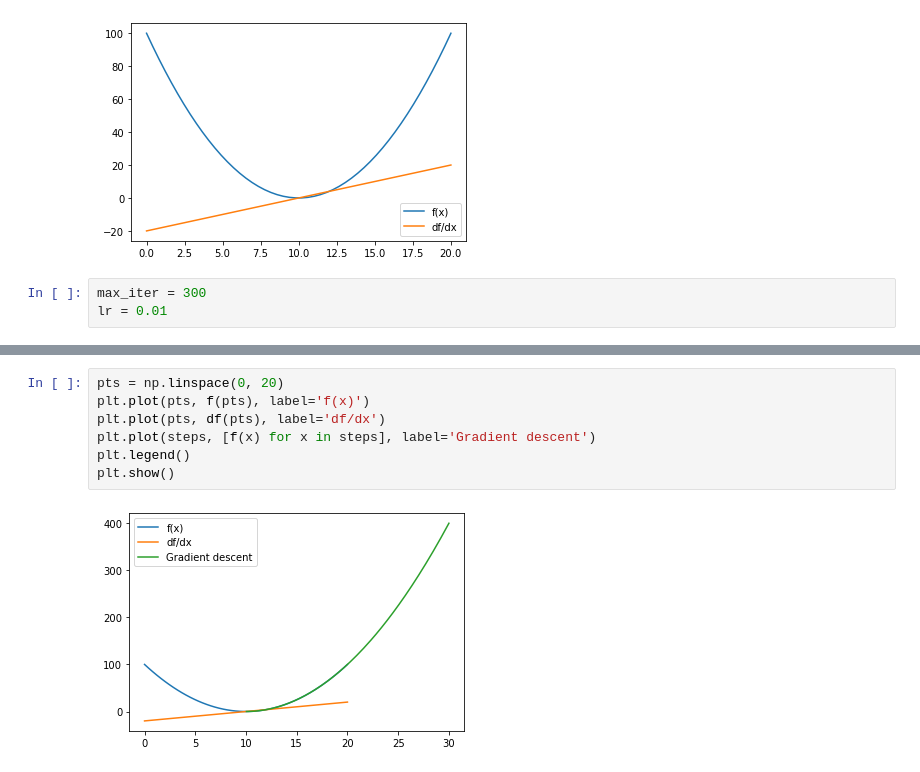
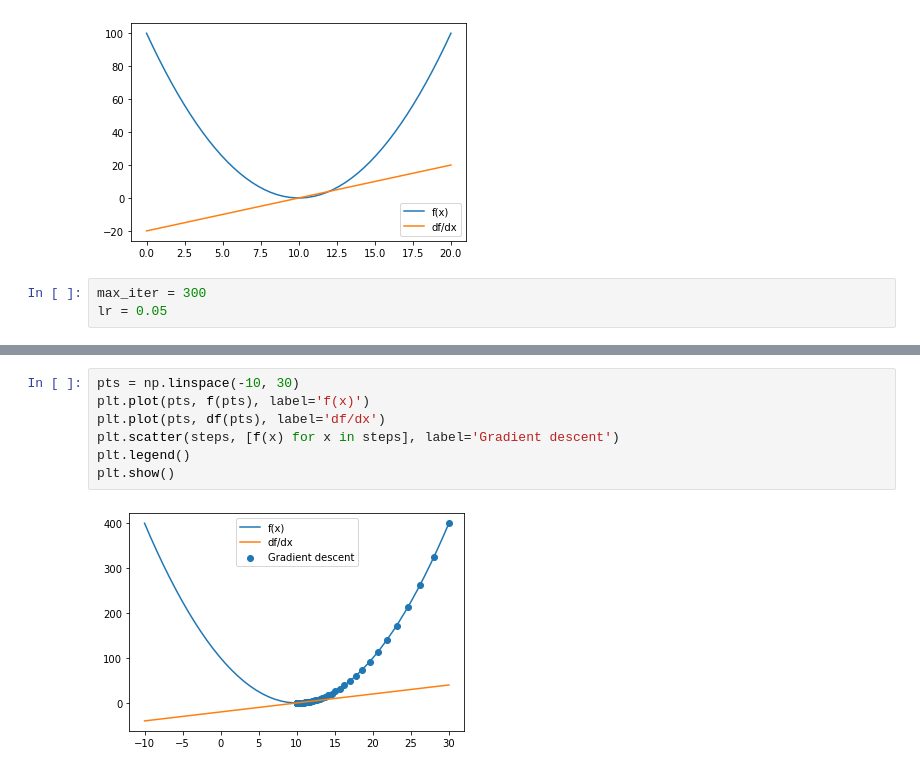
Before and after one commit to Apiquet/fcn_from_scratch, a Jupyter notebook: gradient_descent_quadratic.ipynb, the cells around one changed output, grey strips where cells are left out. Cells and saved outputs as stored; diff of their text form.

Commit message:
Use scatter for gradient

```diff
--- a/gradient_descent_quadratic.ipynb
+++ b/gradient_descent_quadratic.ipynb
@@ -24,7 +24,7 @@ plt.show()
 [figure]
 # %%
 max_iter = 300
-lr = 0.01
+lr = 0.05
 # %%
 X0 = 30
 cur_iter = 0
@@ -73,9 +63,9 @@ The local minimum occurs at 10.044802768870008
 # %%
-pts = np.linspace(0, 20)
+pts = np.linspace(-10, 30)
 plt.plot(pts, f(pts), label='f(x)')
 plt.plot(pts, df(pts), label='df/dx')
-plt.plot(steps, [f(x) for x in steps], label='Gradient descent')
+plt.scatter(steps, [f(x) for x in steps], label='Gradient descent')
 plt.legend()
 plt.show()
 # %% [output]
-[figure, old version]
+[figure, new version]
```
Also changed, not shown: parts of 1 cell of this notebook.
